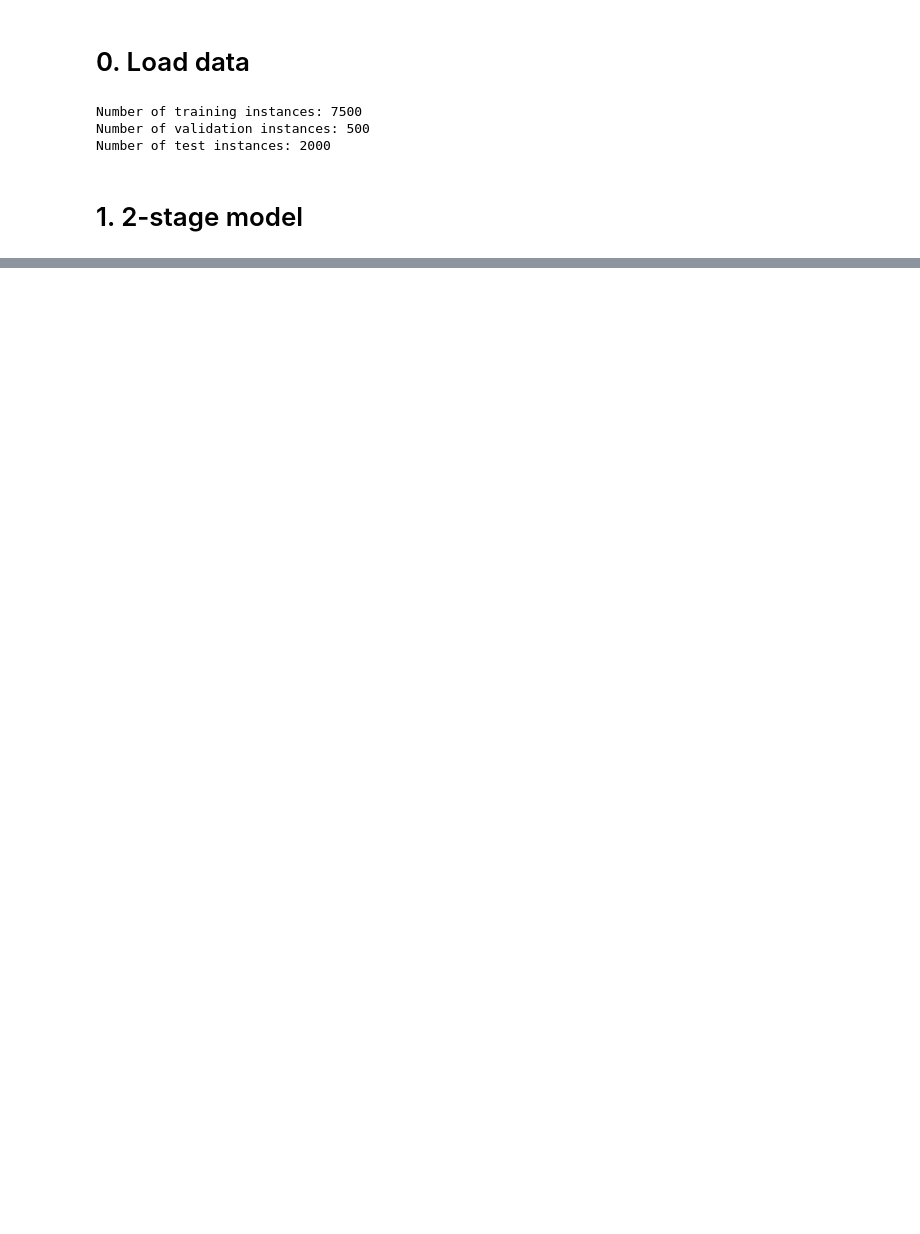
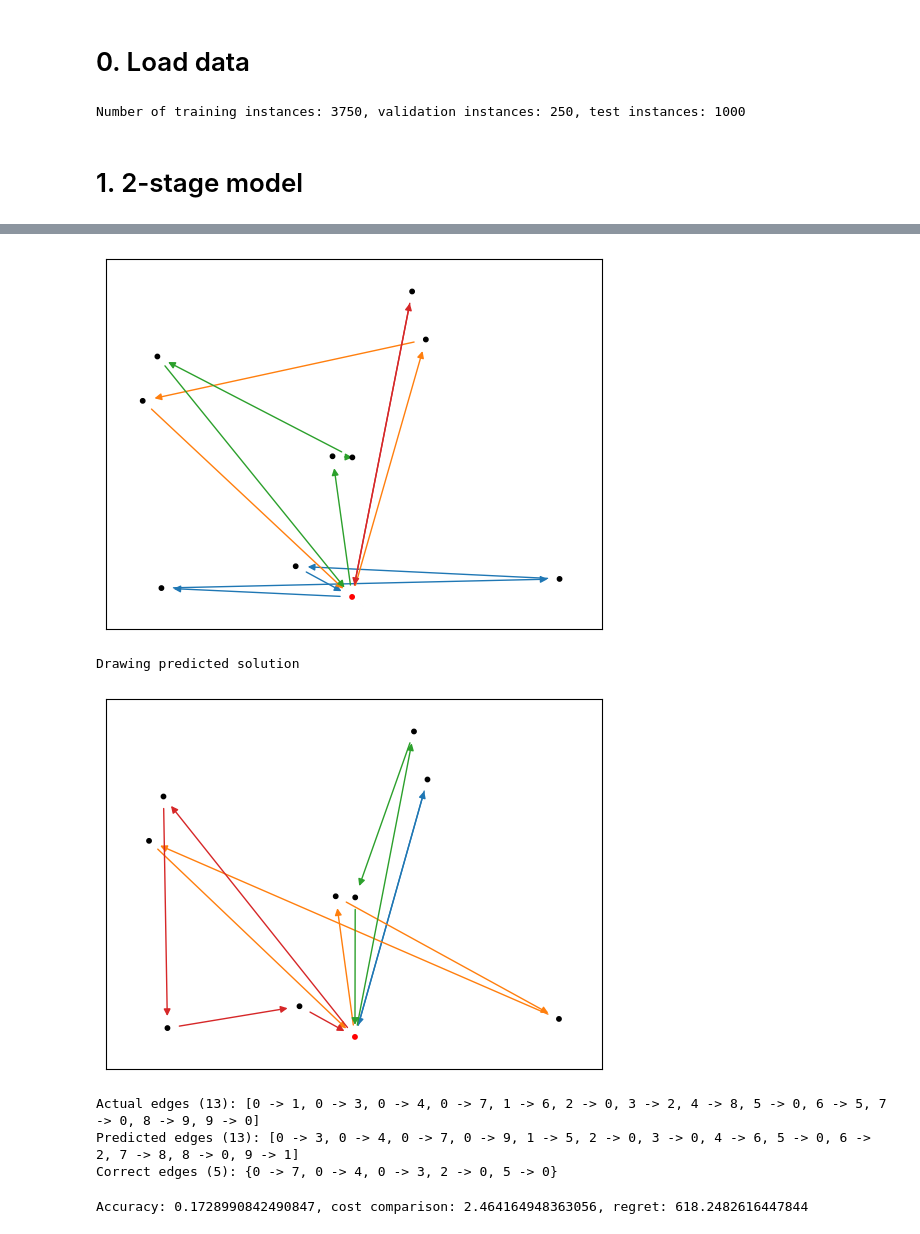
Before and after one commit to kostis-init/DFL-VRP, a Jupyter notebook: notebooks/compare.ipynb, the cells around one changed output, grey strips where cells are left out. Drawn from its saved outputs; the diff is of its cells as text; code cells hidden in the pictures; blank space fills up the shorter version.

Commit message:
Add notebook with all methods so far trained and tested

```diff
--- a/notebooks/compare.ipynb
+++ b/notebooks/compare.ipynb
@@ -18,26 +17,18 @@ data = [parse_datafile(f'../data/cvrp_10000_10_4_4_0.1/instance_{i}') for i in t
 # %%
-TRAIN_PERCENTAGE = 0.75
-VALIDATION_PERCENTAGE = 0.05
-TEST_PERCENTAGE = 0.2
+data = [parse_datafile(f'../data/cvrp_10000_10_4_4_0.1/instance_{i}') for i in tqdm(range(5_000))]
 
-num_train = int(len(data) * TRAIN_PERCENTAGE)
-num_val = int(len(data) * VALIDATION_PERCENTAGE)
-num_test = int(len(data) * TEST_PERCENTAGE)
-
-vrps_train = data[:num_train]
-vrps_val = data[num_train:num_train + num_val]
-vrps_test = data[num_train + num_val:]
-print(f'Number of training instances: {len(vrps_train)}')
-print(f'Number of validation instances: {len(vrps_val)}')
-print(f'Number of test instances: {len(vrps_test)}')
+TRAIN_PERCENTAGE, VALIDATION_PERCENTAGE, TEST_PERCENTAGE = 0.75, 0.05, 0.20
+num_train, num_val, num_test = int(len(data) * TRAIN_PERCENTAGE), int(len(data) * VALIDATION_PERCENTAGE), int(len(data) * TEST_PERCENTAGE)
+vrps_train, vrps_val, vrps_test = data[:num_train], data[num_train:num_train + num_val], data[num_train + num_val:]
+print(f'Number of training instances: {len(vrps_train)}, validation instances: {len(vrps_val)}, test instances: {len(vrps_test)}')
 # %% [output]
-Number of training instances: 7500
-Number of validation instances: 500
-Number of test instances: 2000
+Number of training instances: 3750, validation instances: 250, test instances: 1000
 # %% [markdown]
 # 1. 2-stage model
 # %%
-model = TwoStageModel(vrps_train, vrps_val, vrps_test, lr=5e-5)
+model = TwoStageModel(vrps_train, vrps_val, vrps_test, lr=1e-4)
 model.train()
 model.test()
+test_and_draw(model, vrps_test[0])
+test(model, vrps_test, HeuristicSolver)
 # %% [output]
@@ -60,0 +52,7 @@ Test Loss: 17205.810173480902
+[figure, added]
+Drawing predicted solution
+[figure, added]
+Actual edges (13): [0 -> 1, 0 -> 3, 0 -> 4, 0 -> 7, 1 -> 6, 2 -> 0, 3 -> 2, 4 -> 8, 5 -> 0, 6 -> 5, 7 -> 0, 8 -> 9, 9 -> 0]
+Predicted edges (13): [0 -> 3, 0 -> 4, 0 -> 7, 0 -> 9, 1 -> 5, 2 -> 0, 3 -> 0, 4 -> 6, 5 -> 0, 6 -> 2, 7 -> 8, 8 -> 0, 9 -> 1]
+Correct edges (5): {0 -> 7, 0 -> 4, 0 -> 3, 2 -> 0, 5 -> 0}
+Accuracy: 0.1728990842490847, cost comparison: 2.464164948363056, regret: 618.2482616447844
```
Also changed, not shown: parts of 16 cells of this notebook, 10 other files.
